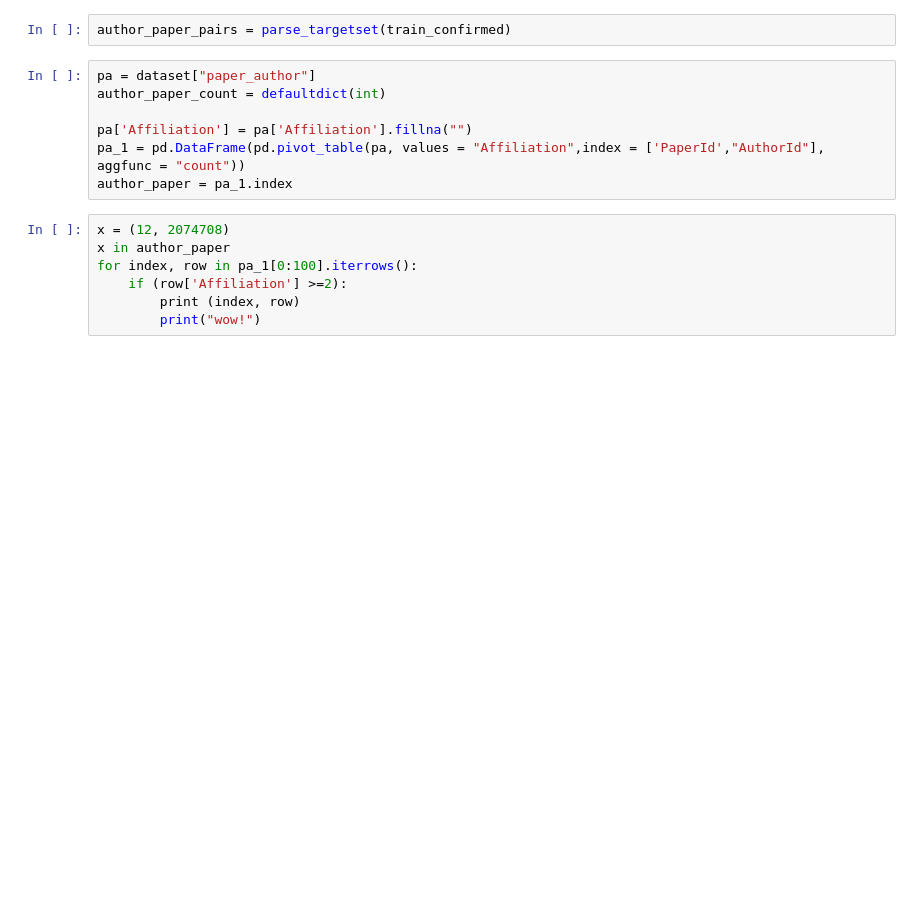
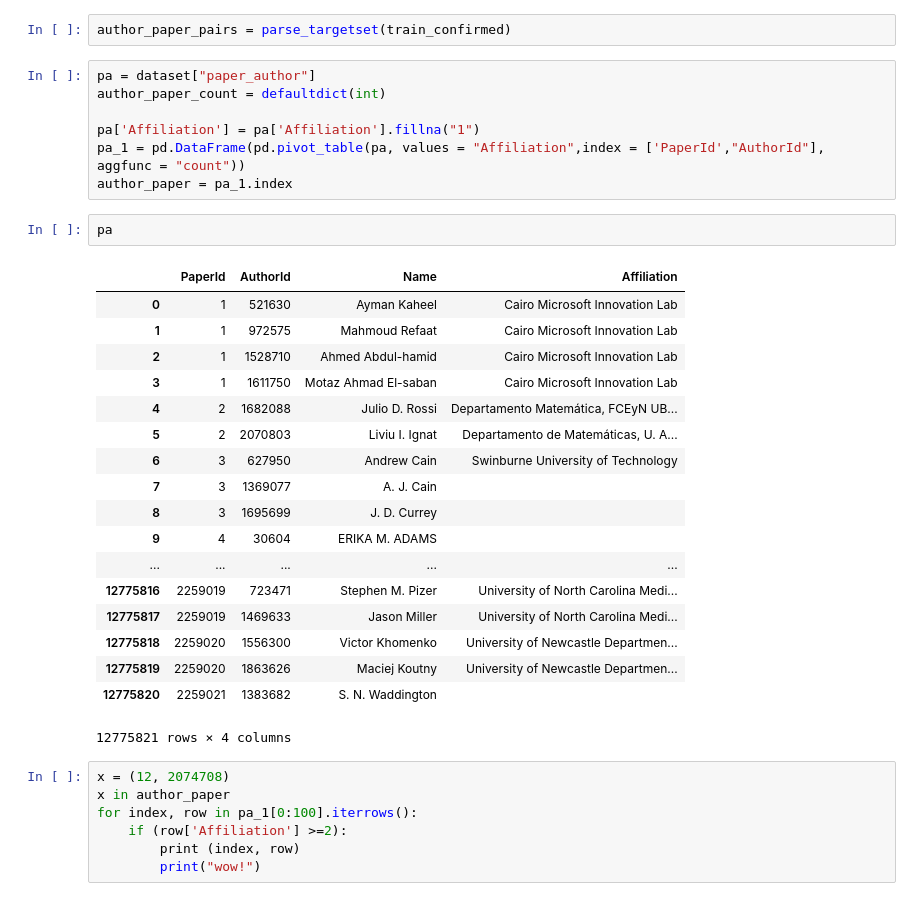
Before and after one commit to thao9611/KDD-Cup, a Jupyter notebook: harry_test.ipynb, the cells around one changed output. Cells and saved outputs as stored; diff of their text form; blank space fills up the shorter version.

```diff
--- a/harry_test.ipynb
+++ b/harry_test.ipynb
@@ -16,9 +16,30 @@ author_paper_pairs = parse_targetset(train_confirmed)
 pa = dataset["paper_author"]
 author_paper_count = defaultdict(int)
 
-pa['Affiliation'] = pa['Affiliation'].fillna("")
+pa['Affiliation'] = pa['Affiliation'].fillna("1")
 pa_1 = pd.DataFrame(pd.pivot_table(pa, values = "Affiliation",index = ['PaperId',"AuthorId"], aggfunc = "count"))
 author_paper = pa_1.index
+# %%
+pa
+# %% [output]
+|  | PaperId | AuthorId | Name | Affiliation |
+| 0 | 1 | 521630 | Ayman Kaheel | Cairo Microsoft Innovation Lab |
+| 1 | 1 | 972575 | Mahmoud Refaat | Cairo Microsoft Innovation Lab |
+| 2 | 1 | 1528710 | Ahmed Abdul-hamid | Cairo Microsoft Innovation Lab |
+| 3 | 1 | 1611750 | Motaz Ahmad El-saban | Cairo Microsoft Innovation Lab |
+| 4 | 2 | 1682088 | Julio D. Rossi | Departamento Matemática, FCEyN UB... |
+| 5 | 2 | 2070803 | Liviu I. Ignat | Departamento de Matemáticas, U. A... |
+| 6 | 3 | 627950 | Andrew Cain | Swinburne University of Technology |
+| 7 | 3 | 1369077 | A. J. Cain |  |
+| 8 | 3 | 1695699 | J. D. Currey |  |
+| 9 | 4 | 30604 | ERIKA M. ADAMS |  |
+| ... | ... | ... | ... | ... |
+| 12775816 | 2259019 | 723471 | Stephen M. Pizer | University of North Carolina Medi... |
+| 12775817 | 2259019 | 1469633 | Jason Miller | University of North Carolina Medi... |
+| 12775818 | 2259020 | 1556300 | Victor Khomenko | University of Newcastle Departmen... |
+| 12775819 | 2259020 | 1863626 | Maciej Koutny | University of Newcastle Departmen... |
+| 12775820 | 2259021 | 1383682 | S. N. Waddington |  |
+12775821 rows × 4 columns
 # %%
 x = (12, 2074708)
 x in author_paper
```
Also changed, not shown: 2 other files.
